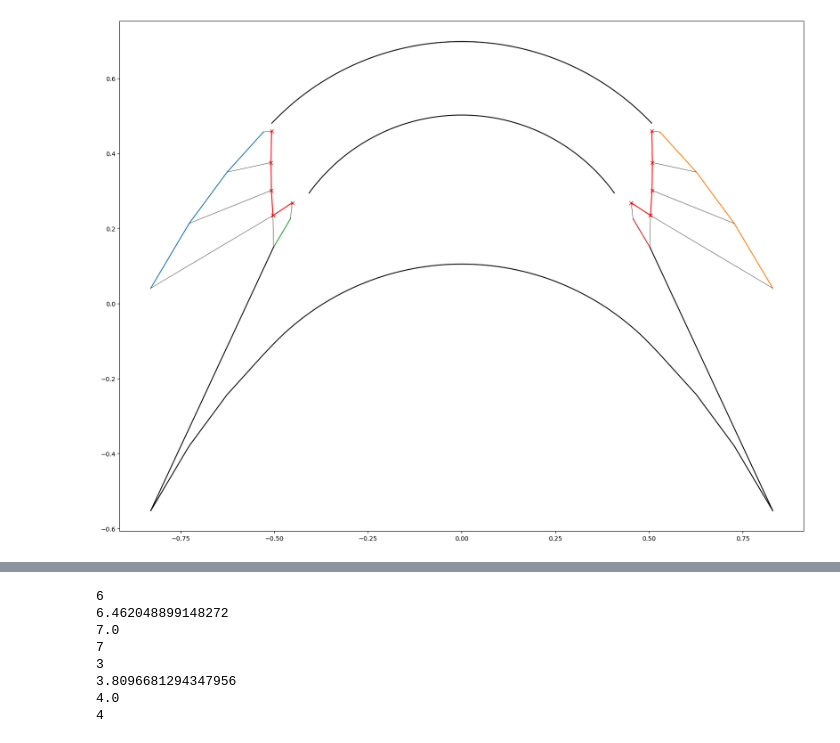
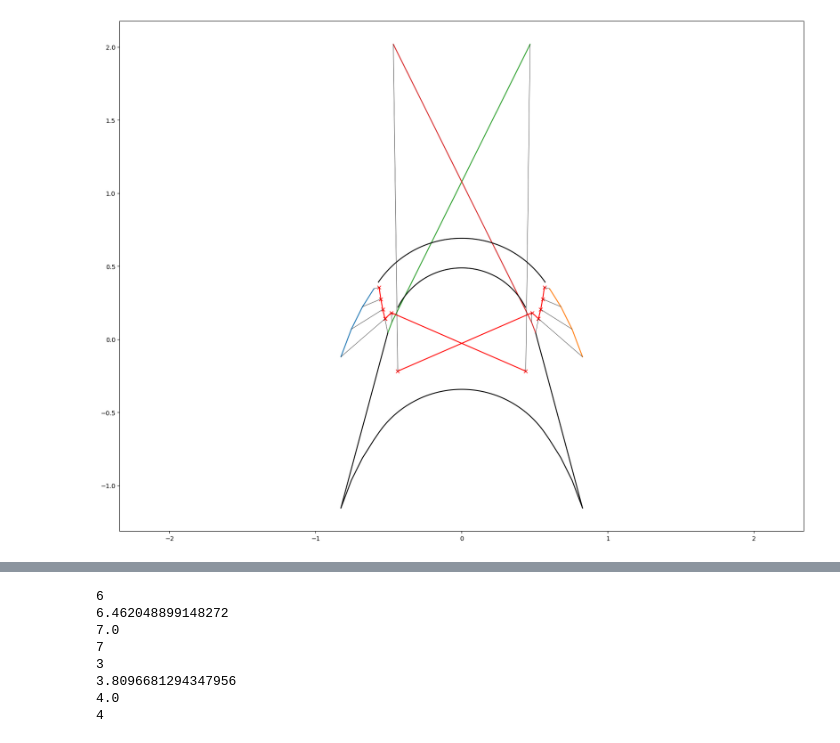
Before and after one commit to LpHiX/FYPTurbine, a Jupyter notebook: turbinemoc.ipynb, the cells around one changed output, grey strips where cells are left out. Saved outputs shown, nothing was run; the diff lists cells and outputs as text; code cells hidden in the pictures.

```diff
--- a/turbinemoc.ipynb
+++ b/turbinemoc.ipynb
@@ -4,7 +4,7 @@ from scipy.optimize import fsolve
 import matplotlib.pyplot as plt
 
 # Specific heat ratio
-gamma = 1.17
+gamma = 1.13
 
 # Function to calculate M* (Mach number)
 def Mstar(M):
@@ -29,7 +29,7 @@ nu_lower = nu(Mach_lower)
 nu_upper = nu(Mach_upper)
 
 # Blade angles in radians
-beta_inlet = np.deg2rad(65)
+beta_inlet = np.deg2rad(75)
 beta_outlet = -beta_inlet
 
 # Calculate flow angles
@@ -135,34 +135,34 @@ plt.plot(x_lower_flow, y_lower_flow, '-')
 plt.plot(-np.array(x_lower_flow), y_lower_flow, '-')
 plt.plot(np.array(x_upper_flow), y_upper_flow, '-')
 plt.plot(-np.array(x_upper_flow), y_upper_flow, '-')
 
 plt.plot(x_lower_flow_k, y_lower_flow_k, 'x-', color='red')
 plt.plot(-np.array(x_lower_flow_k), y_lower_flow_k, 'x-', color='red')
 plt.plot(np.array(x_upper_flow_k), y_upper_flow_k, 'x-', color='red')
 plt.plot(-np.array(x_upper_flow_k), y_upper_flow_k, 'x-', color='red')
 
 for i in range(int((nu_inlet - nu_lower)/dv + 1), 0, -1):
     plt.plot([x_lower_flow[i-1], x_lower_flow_k[i-1]], [y_lower_flow[i-1], y_lower_flow_k[i-1]], 'k-', linewidth=0.5)
     plt.plot([-x_lower_flow[i-1], -x_lower_flow_k[i-1]], [y_lower_flow[i-1], y_lower_flow_k[i-1]], 'k-', linewidth=0.5)
 for i in range(int((nu_upper - nu_inlet)/dv + 1), 0, -1):
     plt.plot([x_upper_flow[i-1], x_upper_flow_k[i-1]], [y_upper_flow[i-1], y_upper_flow_k[i-1]], 'k-', linewidth=0.5)
     plt.plot([-x_upper_flow[i-1], -x_upper_flow_k[i-1]], [y_upper_flow[i-1], y_upper_flow_k[i-1]], 'k-', linewidth=0.5)
 plt.axis('equal')
 
 Rl = 1 / Mstar(Mach_lower)
 Ru = 1 / Mstar(Mach_upper)
 
 plt.plot(Rl * np.cos(np.linspace(np.pi/2 - alpha_lower_inlet, np.pi/2 + alpha_lower_inlet, 100)), Rl * np.sin(np.linspace(np.pi/2 - alpha_lower_inlet, np.pi/2 + alpha_lower_inlet, 100)), 'k-')
 plt.plot(Ru * np.cos(np.linspace(np.pi/2 - alpha_upper_inlet, np.pi/2 + alpha_upper_inlet, 100)), Ru * np.sin(np.linspace(np.pi/2 - alpha_upper_inlet, np.pi/2 + alpha_upper_inlet, 100)), 'k-')
 plt.plot([x_upper_flow[-1], x_lower_flow[-1]], [y_upper_flow[-1], y_upper_flow[-1] + (x_lower_flow[-1] - x_upper_flow[-1]) * np.tan(beta_inlet)], 'k-')
 plt.plot([-x_upper_flow[-1], -x_lower_flow[-1]], [y_upper_flow[-1], y_upper_flow[-1] + (x_lower_flow[-1] - x_upper_flow[-1]) * np.tan(beta_inlet)], 'k-')
 
 plt.plot(np.concatenate([np.flip(np.array(x_lower_flow)), Rl * np.cos(np.linspace(np.pi/2 + alpha_lower_inlet, np.pi/2 - alpha_lower_inlet, 100)), -np.array(x_lower_flow)]),
          np.concatenate([np.flip(np.array(y_lower_flow)), Rl * np.sin(np.linspace(np.pi/2 + alpha_lower_inlet, np.pi/2 - alpha_lower_inlet, 100)), np.array(y_lower_flow)]) - y_lower_flow[-1] + (y_upper_flow[-1] + (x_lower_flow[-1] - x_upper_flow[-1]) * np.tan(beta_inlet)), 'k-')
 
 plt.show()
 # %% [output]
-[figure, old version]
+[figure, new version]
 # %%
 import numpy as np
 from scipy.optimize import fsolve
```
Also changed, not shown: parts of 2 cells of this notebook, 5 other files.
